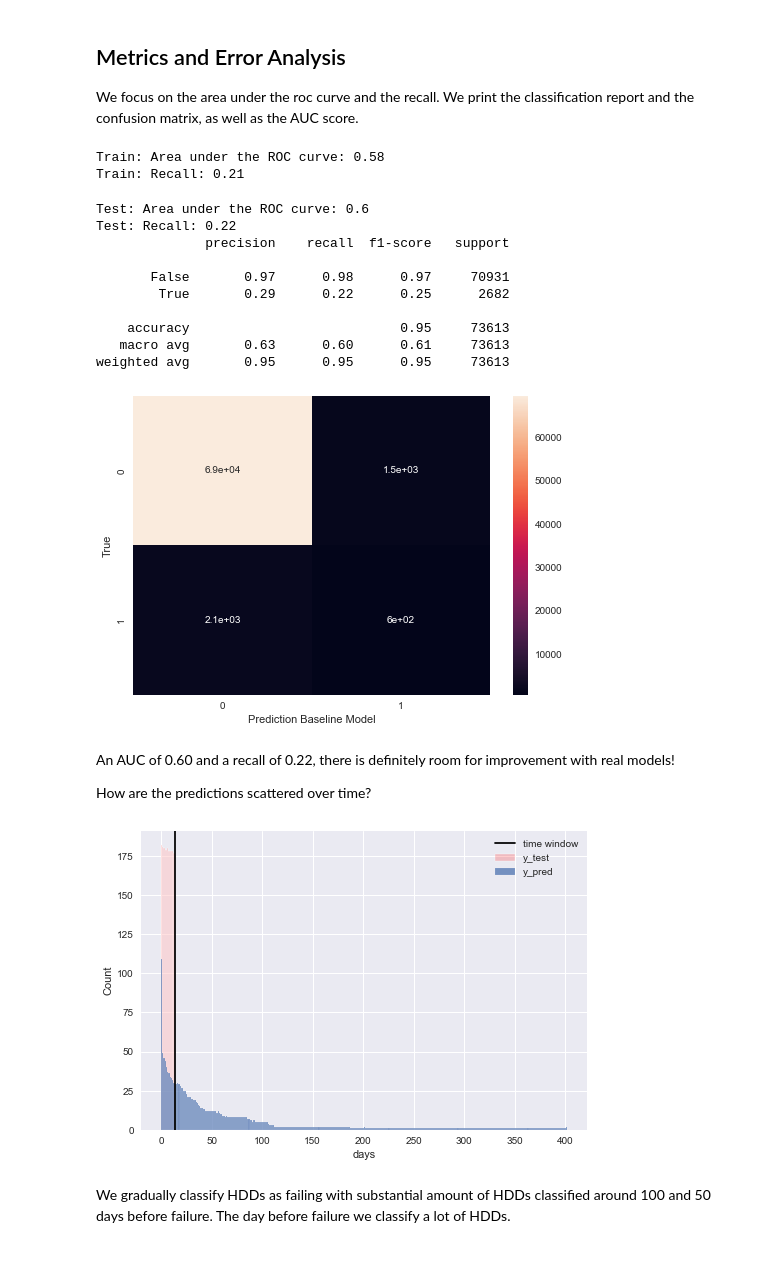
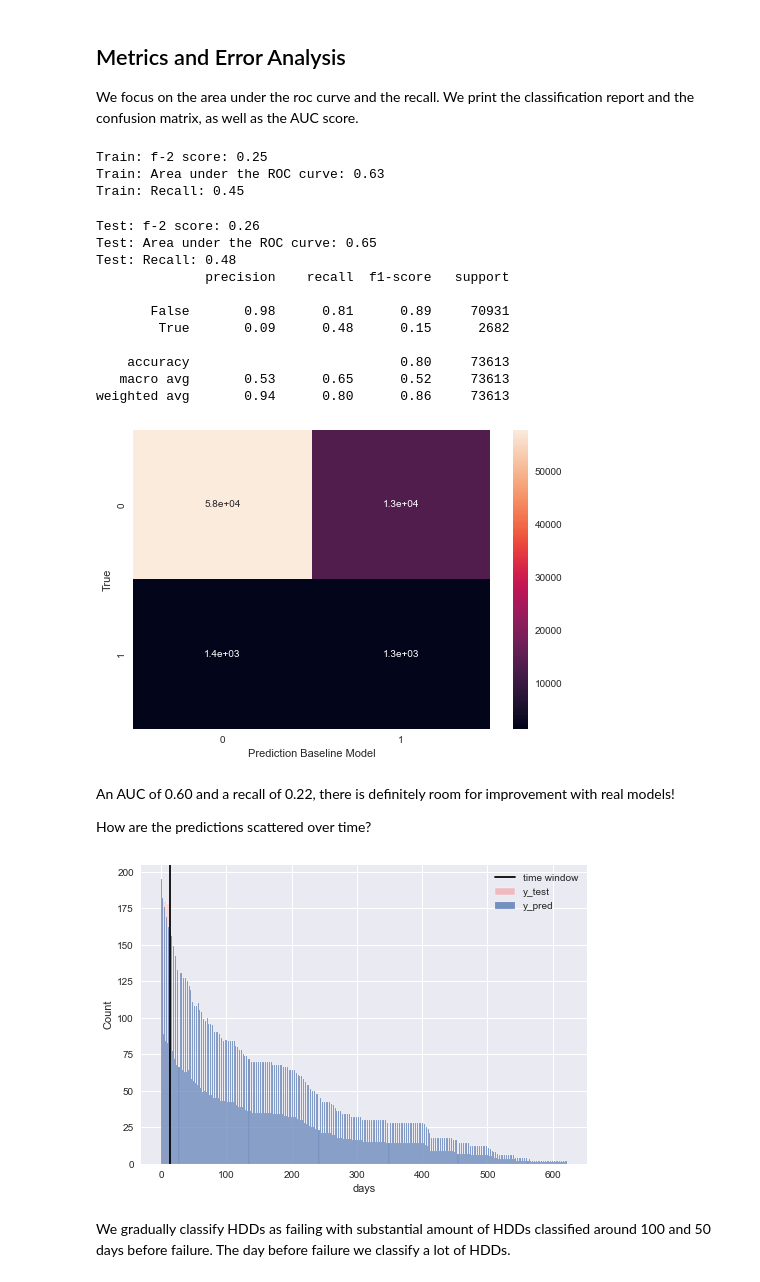
Before and after one commit to wcmphysics/DataScienceBootcamp-Capstone, a Jupyter notebook: notebooks/felix-baseline.ipynb, the cells around one changed output. Cells and saved outputs as stored; diff of their text form; code cells hidden in the pictures.

```diff
--- a/notebooks/felix-baseline.ipynb
+++ b/notebooks/felix-baseline.ipynb
@@ -228,7 +227,7 @@ Name: Threshold, dtype: float64
 
 If at least three features are above threshold, predict failure of the drive in the next (30) days
 # %%
-num_above_threshold = 3
+num_above_threshold = 2
 y_pred = (X_test > threshold).sum(axis=1) > (num_above_threshold-1)
 y_pred_train = (X_train > threshold).sum(axis=1) > (num_above_threshold-1)
 #y_pred = [0 for k in range(len(y_test))]
@@ -237,34 +236,40 @@ y_pred_train = (X_train > threshold).sum(axis=1) > (num_above_threshold-1)
 
 We focus on the area under the roc curve and the recall. We print the classification report and the confusion matrix, as well as the AUC score.
 # %%
+fbeta_train = fbeta_score(y_train, y_pred_train, beta=2).round(2)
 auc_train = roc_auc_score(y_train, y_pred_train).round(2)
 recall_train = recall_score(y_train, y_pred_train).round(2)
+print("Train: f-2 score:", fbeta_train)
 print("Train: Area under the ROC curve:", auc_train)
 print("Train: Recall:", recall_train)
 # %% [output]
-Train: Area under the ROC curve: 0.58
-Train: Recall: 0.21
+Train: f-2 score: 0.25
+Train: Area under the ROC curve: 0.63
+Train: Recall: 0.45
 # %%
+fbeta_test = fbeta_score(y_test, y_pred, beta=2).round(2)
 auc_test = roc_auc_score(y_test, y_pred).round(2)
 recall_test = recall_score(y_test, y_pred).round(2)
+print("Test: f-2 score:", fbeta_test)
 print("Test: Area under the ROC curve:", auc_test)
 print("Test: Recall:", recall_test)
 print(classification_report(y_test, y_pred))
 sns.heatmap(confusion_matrix(y_test, y_pred), annot=True)
 plt.xlabel("Prediction Baseline Model")
 plt.ylabel("True");
 # %% [output]
-Test: Area under the ROC curve: 0.6
-Test: Recall: 0.22
+Test: f-2 score: 0.26
+Test: Area under the ROC curve: 0.65
+Test: Recall: 0.48
               precision    recall  f1-score   support
 
-       False       0.97      0.98      0.97     70931
-        True       0.29      0.22      0.25      2682
+       False       0.98      0.81      0.89     70931
+        True       0.09      0.48      0.15      2682
 
-    accuracy                           0.95     73613
-   macro avg       0.63      0.60      0.61     73613
-weighted avg       0.95      0.95      0.95     73613
+    accuracy                           0.80     73613
+   macro avg       0.53      0.65      0.52     73613
+weighted avg       0.94      0.80      0.86     73613
-[figure, old version]
+[figure, new version]
 # %% [markdown]
 An AUC of 0.60 and a recall of 0.22, there is definitely room for improvement with real models!
 
@@ -277,7 +282,7 @@ sns.histplot(data=plotdata_pred, x="days", bins=400)
 plt.axvline(x=time_window, c='k')
 plt.legend(["time window", "y_test", "y_pred"]);
 # %% [output]
-[figure, old version]
+[figure, new version]
 # %% [markdown]
 We gradually classify HDDs as failing with substantial amount of HDDs classified around 100 and 50 days before failure. The day before failure we classify a lot of HDDs.
 # %% [markdown]
```
Also changed, not shown: parts of 6 cells of this notebook.
